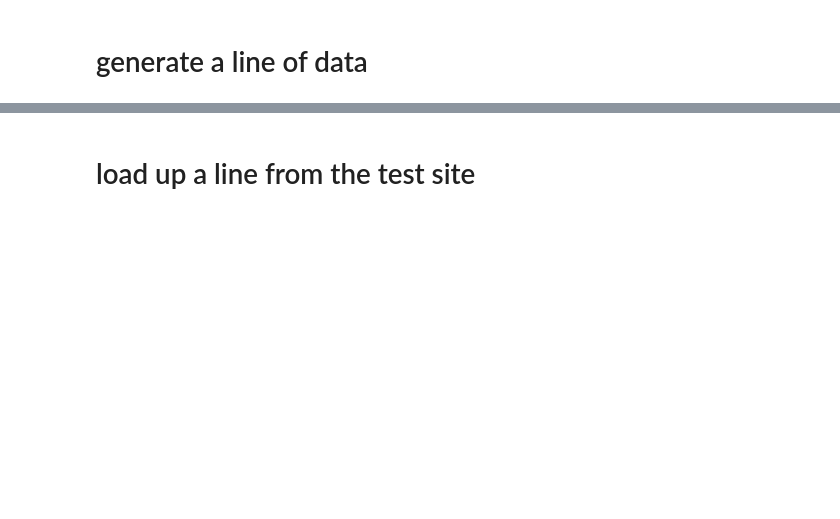
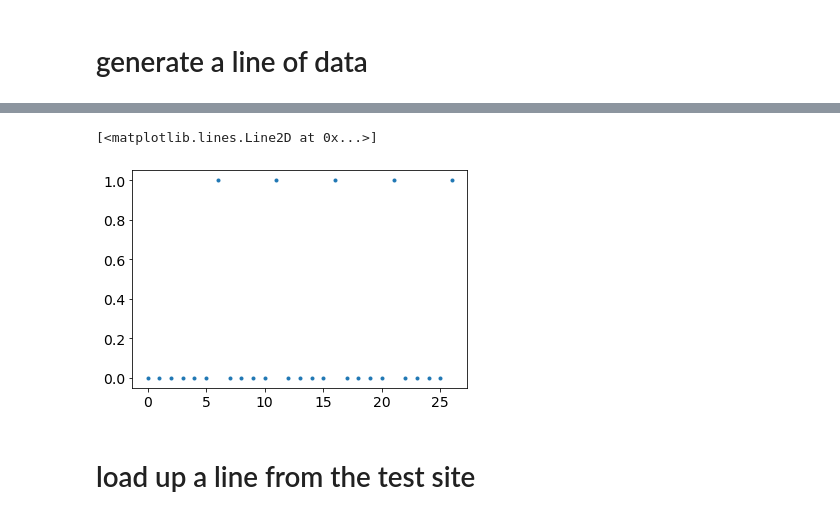
Before and after one commit to lheagy/uxo-notebooks, a Jupyter notebook: train-with-noise-scale-data-variable-noise.ipynb, the cells around one changed output, grey strips where cells are left out. Saved outputs shown, nothing was run; the diff lists cells and outputs as text; code cells hidden in the pictures; blank space fills up the shorter version.

```diff
--- a/train-with-noise-scale-data-variable-noise.ipynb
+++ b/train-with-noise-scale-data-variable-noise.ipynb
@@ -523,14 +523,30 @@ running_loss_test = []
 running_accuracy_train = []
 running_accuracy_test = []
 
-for epoch in range(200):  # loop over the dataset multiple times
+# get initial losses / accuracy
+with torch.no_grad():
+    xtest = net(X_test, K, batch_norm)
+    loss_test, probs_test = misfit(xtest, W, b, C_test)
+
+    xtrain = net(X_train, K, batch_norm)
+    loss_train, probs_train = misfit(xtrain, W, b, C_train)
+
+    accuracy_train = accuracy(probs_train, C_train)
+    accuracy_test = accuracy(probs_test, C_test)
+
+    running_loss_train.append(loss_train)
+    running_loss_test.append(loss_test)
+    running_accuracy_train.append(accuracy_train)
+    running_accuracy_test.append(accuracy_test)
+
+for epoch in range(12):  # loop over the dataset multiple times
 
     # zero the parameter gradients
     g = 0.0
     loss = 0.0
     ind = 0
 
-    while ind < X_train.shape[1]:
+    while ind < X_train.shape[0]:
         optimizer.zero_grad()
         # get the inputs
         inputs = X_train[ind:ind+batch_size, :, :, :]
@@ -564,7 +580,7 @@ for epoch in range(200):  # loop over the dataset multiple times
         running_accuracy_train.append(accuracy_train)
         running_accuracy_test.append(accuracy_test)
 
-        if np.mod(epoch, 5) == 0:
+        if np.mod(epoch, 1) == 0:
             print(f'{epoch:3d}  {loss:2.3e}  {loss_test:2.3e} {g:2.3e} {accuracy_train:0.3f}  {accuracy_test:0.3f}')
 
 print('Finished Training')
@@ -930,3 +1048,8 @@ probs_profile
+# %%
+plt.plot(probs_profile[:, 0], '.')
+# %% [output]
+[<matplotlib.lines.Line2D at 0x...>]
+[figure, added]
 # %% [markdown]
 # load up a line from the test site
 # %%
```
Also changed, not shown: parts of 55 cells of this notebook, 11 other files.
